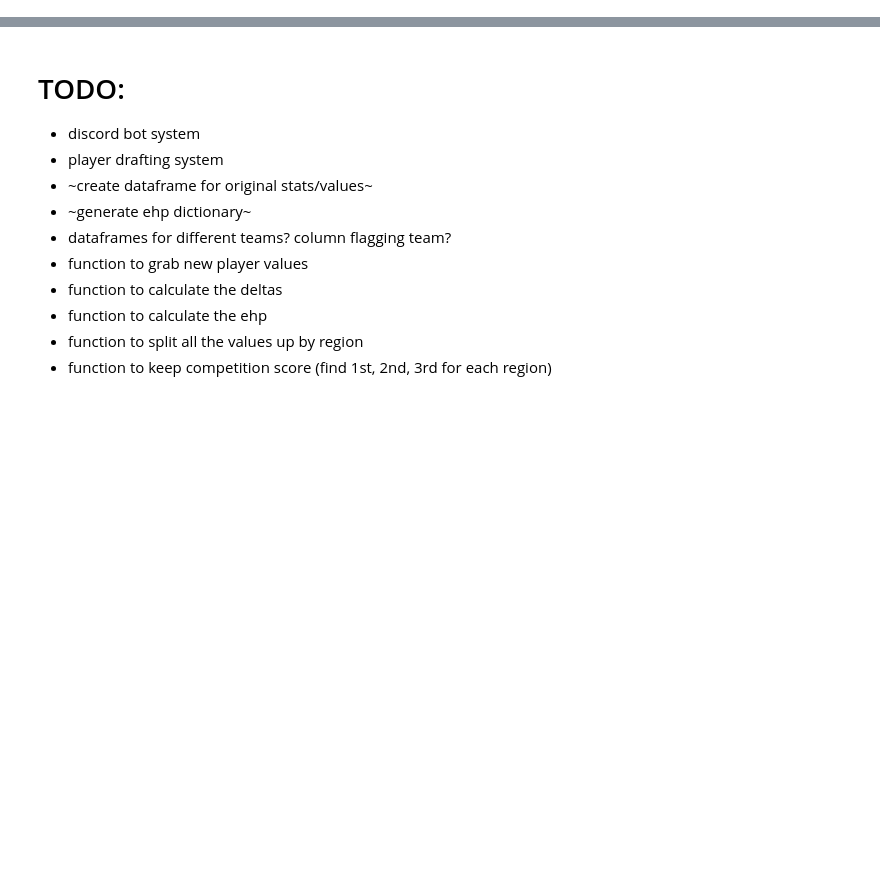
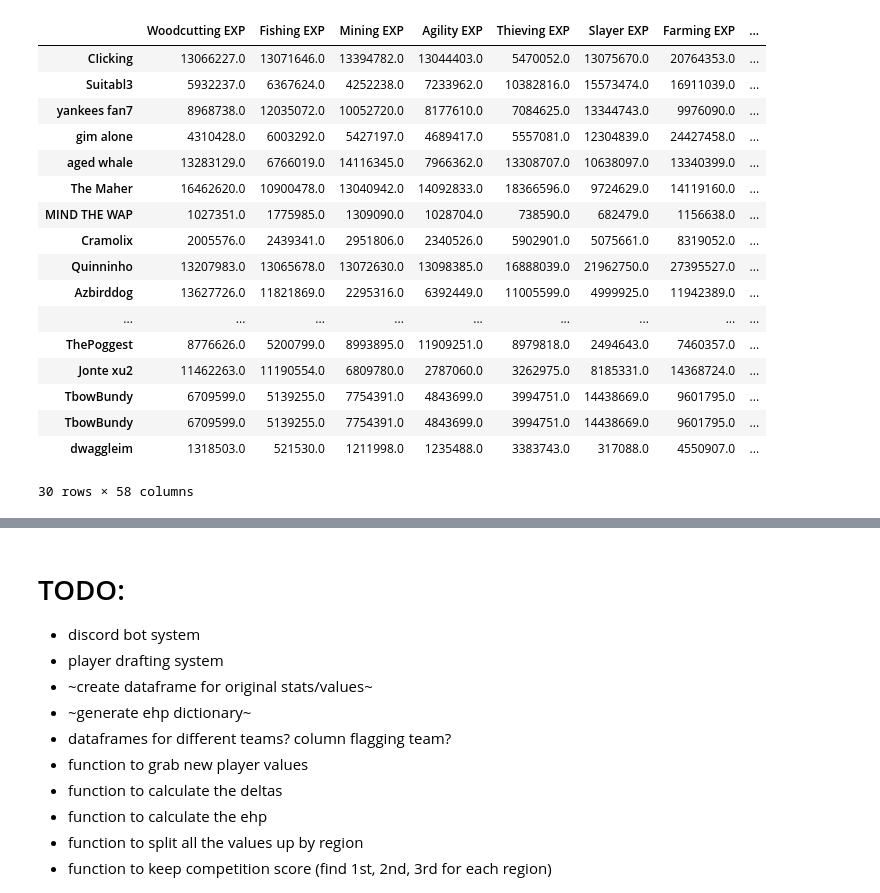
Before and after one commit to B-Loesch/KOTR, a Jupyter notebook: Scratch Notebooks/King_of_the_trails.ipynb, the cells around one changed output, grey strips where cells are left out. Saved outputs shown, nothing was run; the diff lists cells and outputs as text; code cells hidden in the pictures; blank space fills up the shorter version.

```diff
--- a/Scratch Notebooks/King_of_the_trails.ipynb
+++ b/Scratch Notebooks/King_of_the_trails.ipynb
@@ -15,3 +15,61 @@ comp_cols = ["Woodcutting EXP", "Fishing EXP", "Mining EXP", "Agility EXP", "Thi
                        "The Corrupted Gauntlet", "The Leviathan","The Whisperer", "Theatre of Blood",
                        "Theatre of Blood: Hard Mode", "Thermonuclear Smoke Devil", "Tombs of Amascut", "Tombs of Amascut: Expert Mode",
                        "TzKal-Zuk", "TzTok-Jad", "Vardorvis", "Venenatis", "Vet'ion", "Vorkath", "Wintertodt", "Zalcano", "Zulrah"]
+# %%
+def get_hiscores_data(name_list, comp_cols):
+    # Scrapes OSRS hiscores for each player and returns a dataframe
+    # This can be used for competition initialization or for competition updates
+    hiscores_df = pd.DataFrame()
+    for player_name in name_list:
+        url = f"https://secure.runescape.com/m=hiscore_oldschool/index_lite.ws?player={player_name}"
+        response = requests.get(url)
+        if response.status_code == 200:
+            data = response.content.decode("utf-8")
+            lines = data.split("\n")
+            hiscores_data = [line.split(",") for line in lines if line.strip()]
+            columns = ["skill", "rank", "level"]
+            df = pd.DataFrame(hiscores_data, columns=columns)
+            df.set_index("skill", inplace=True)
+            df = pd.DataFrame(df.stack()).T
+            df.columns = df.columns.map("_".join)
+            df.index = [player_name]
+            df.columns = ["Total", "Total EXP", "Attack", "Attack EXP", "Defence", "Defence EXP", "Strength", "Strength EXP", "Hitpoints", "Hitpoints EXP", "Ranged", "Ranged EXP", "Prayer", "Prayer EXP", "Magic", "Magic EXP", "Cooking", "Cooking EXP", "Woodcutting", "Woodcutting EXP",
+                    "Fletching", "Fletching EXP", "Fishing", "Fishing EXP", "Firemaking", "Firemaking EXP", "Crafting", "Crafting EXP", "Smithing", "Smithing EXP", "Mining", "Mining EXP", "Herblore", "Herblore EXP", "Agility", "Agility EXP", "Thieving", "Thieving EXP", "Slayer", "Slayer EXP",
+                    "Farming", "Farming EXP", "Runecrafting", "Runecrafting EXP", "Hunter", "Hunter EXP", "Construction", "Construction EXP", "blank1", "League Points", "Bounter Hunter - Hunter", "Bountry Hunter - Rogue", "Bounter Hunter - Hunter (Legacy)", "Bountry Hunter - Rogue (Legacy)","Clue Scrolls (all)", "Clue Scrolls (beginner)", "Clue Scrolls (easy)", "Clue Scrolls (medium)",
+                    "Clue Scrolls (hard)", "Clue Scrolls (elite)", "Clue Scrolls (master)", "LMS - Rank", "Soul Wars Zeal", "PVP Arena - Rank", "Guardians of the Rift - Rifts Closed", "Colosseum Glory", "Abyssal Sire", "Alchemical Hydra", "Artio", "Barrows Chests", "Bryophyta",
+                    "Callisto", "Calvarion", "Cerberus", "Chambers of Xeric", "Chambers of Xeric: Challenge Mode", "Chaos Elemental", "Chaos Fanatic", "Commander Zilyana", "Corporeal Beast", "Crazy Archaeologist", "Dagannoth Prime", "Dagannoth Rex", "Dagannoth Supreme",
+                    "Deranged Archaeologist", "Duke Sucellus","General Graardor", "Giant Mole", "Grotesque Guardians", "Hespori", "Kalphite Queen", "King Black Dragon", "Kraken", "Kree'Arra", "K'ril Tsutsaroth", "Lunar Chests", "Mimic", "Nex", "Nightmare", "Phosani's Nightmare", "Obor",
+                    "Phantom Muspah", "Sarachnis", "Scorpia", "Scurrius", "Skotizo", "Sol Heredit", "Spindel", "Tempoross", "The Gauntlet", "The Corrupted Gauntlet", "The Leviathan","The Whisperer","Theatre of Blood", "Theatre of Blood: Hard Mode", "Thermonuclear Smoke Devil", "Tombs of Amascut", "Tombs of Amascut: Expert Mode",
+                    "TzKal-Zuk", "TzTok-Jad", "Vardorvis", "Venenatis", "Vet'ion", "Vorkath", "Wintertodt", "Zalcano", "Zulrah"]
+        if df is not None:
+            hiscores_df = pd.concat([hiscores_df, df], axis = 0)
+
+    return(hiscores_df[comp_cols].astype(float).replace(-1, 0))
+# %%
+name_list = ["CIicking", "Suitabl3", "yankees fan7", "gim alone", "aged whale", "The Maher", "MIND THE WAP",
+             "Cramolix", "Quinninho", "Azbirddog", "skoomadrinke", "Zalcanussy", "wimen", "Euxy", "stjonkbonk",
+             "jinxtheminxx", "smallblue0", "FarmboyFrank", "Toyo Harada", "rez", "lord uhlen", "IAmDivine", "fleshrat",
+             "stinky metz", "plusblastbtw", "ThePoggest", "Jonte xu2", "TbowBundy", "ChikitaChina", "dwaggleim"]
+# %%
+initial_data = get_hiscores_data(name_list, comp_cols)
+# %%
+initial_data
+# %% [output]
+|  | Woodcutting EXP | Fishing EXP | Mining EXP | Agility EXP | Thieving EXP | Slayer EXP | Farming EXP | ... |
+| CIicking | 13066227.0 | 13071646.0 | 13394782.0 | 13044403.0 | 5470052.0 | 13075670.0 | 20764353.0 | ... |
+| Suitabl3 | 5932237.0 | 6367624.0 | 4252238.0 | 7233962.0 | 10382816.0 | 15573474.0 | 16911039.0 | ... |
+| yankees fan7 | 8968738.0 | 12035072.0 | 10052720.0 | 8177610.0 | 7084625.0 | 13344743.0 | 9976090.0 | ... |
+| gim alone | 4310428.0 | 6003292.0 | 5427197.0 | 4689417.0 | 5557081.0 | 12304839.0 | 24427458.0 | ... |
+| aged whale | 13283129.0 | 6766019.0 | 14116345.0 | 7966362.0 | 13308707.0 | 10638097.0 | 13340399.0 | ... |
+| The Maher | 16462620.0 | 10900478.0 | 13040942.0 | 14092833.0 | 18366596.0 | 9724629.0 | 14119160.0 | ... |
+| MIND THE WAP | 1027351.0 | 1775985.0 | 1309090.0 | 1028704.0 | 738590.0 | 682479.0 | 1156638.0 | ... |
+| Cramolix | 2005576.0 | 2439341.0 | 2951806.0 | 2340526.0 | 5902901.0 | 5075661.0 | 8319052.0 | ... |
+| Quinninho | 13207983.0 | 13065678.0 | 13072630.0 | 13098385.0 | 16888039.0 | 21962750.0 | 27395527.0 | ... |
+| Azbirddog | 13627726.0 | 11821869.0 | 2295316.0 | 6392449.0 | 11005599.0 | 4999925.0 | 11942389.0 | ... |
+| ... | ... | ... | ... | ... | ... | ... | ... | ... |
+| ThePoggest | 8776626.0 | 5200799.0 | 8993895.0 | 11909251.0 | 8979818.0 | 2494643.0 | 7460357.0 | ... |
+| Jonte xu2 | 11462263.0 | 11190554.0 | 6809780.0 | 2787060.0 | 3262975.0 | 8185331.0 | 14368724.0 | ... |
+| TbowBundy | 6709599.0 | 5139255.0 | 7754391.0 | 4843699.0 | 3994751.0 | 14438669.0 | 9601795.0 | ... |
+| TbowBundy | 6709599.0 | 5139255.0 | 7754391.0 | 4843699.0 | 3994751.0 | 14438669.0 | 9601795.0 | ... |
+| dwaggleim | 1318503.0 | 521530.0 | 1211998.0 | 1235488.0 | 3383743.0 | 317088.0 | 4550907.0 | ... |
+30 rows × 58 columns
```
Also changed, not shown: parts of 3 cells of this notebook, 2 other files.
